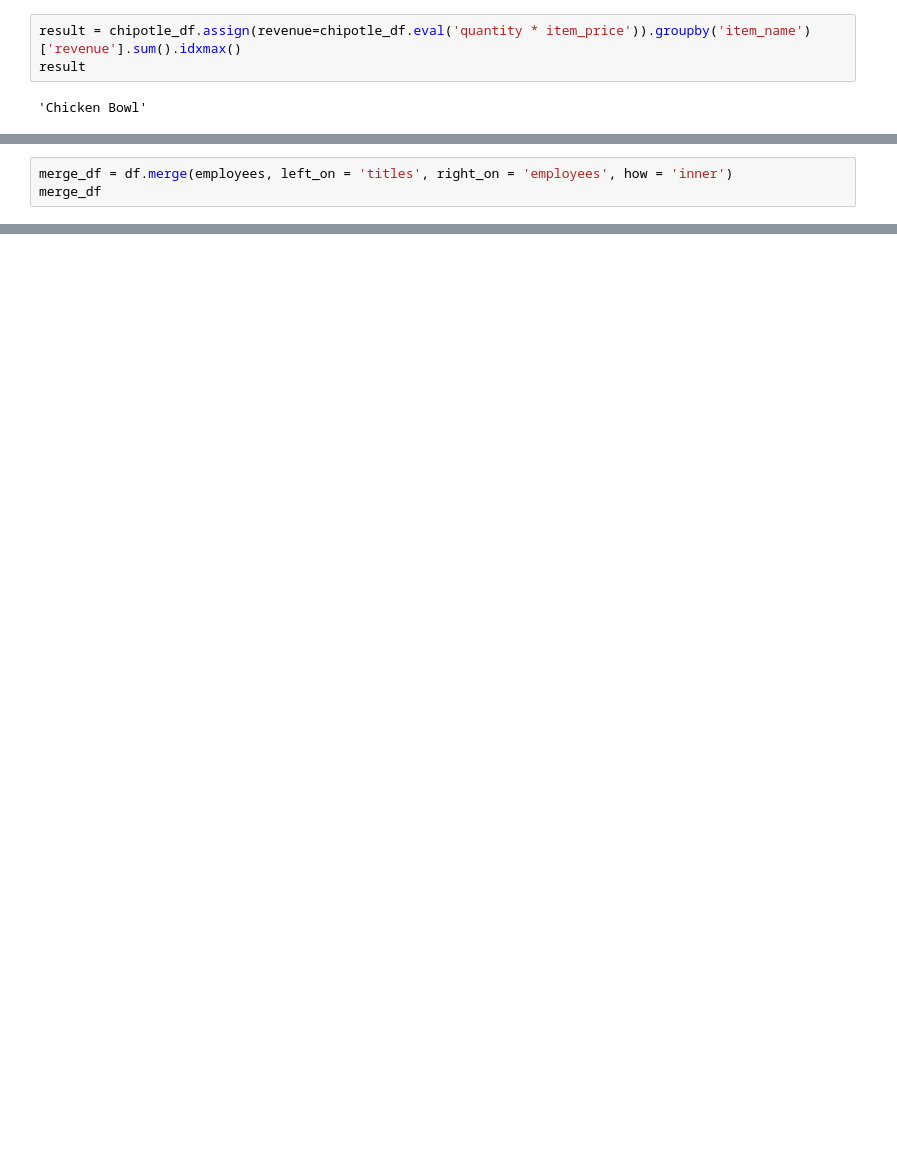
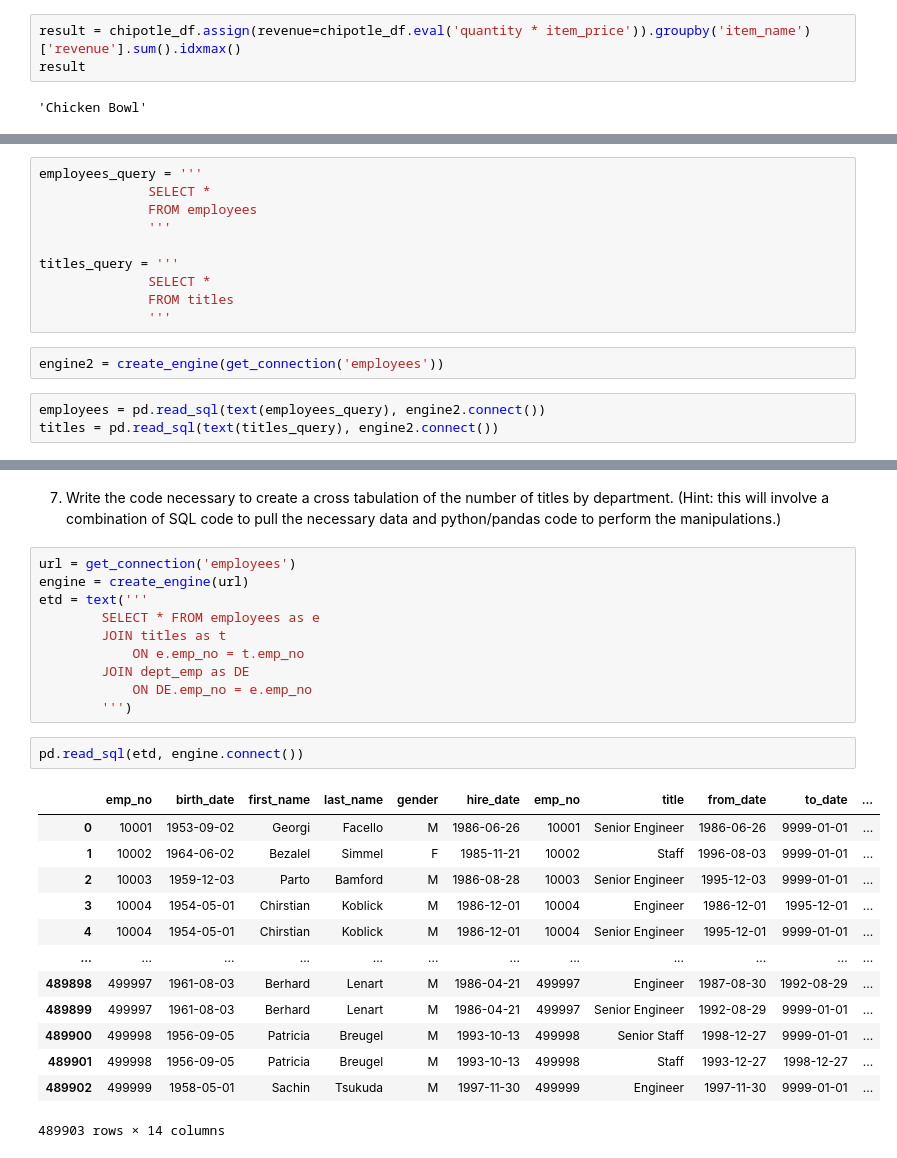
Before and after one commit to NISHAKUNWAR053/numpy-pandas-visualization-exercises, a Jupyter notebook: advanced_dataframes.ipynb, the cells around one changed output, grey strips where cells are left out. Saved outputs shown, nothing was run; the diff lists cells and outputs as text; blank space fills up the shorter version.

Commit message:
advanced_dataframe I,II,III

```diff
--- a/advanced_dataframes.ipynb
+++ b/advanced_dataframes.ipynb
@@ -452,3 +474,15 @@ Join the employees and titles DataFrames together.
 # %%
-merge_df = df.merge(employees, left_on = 'titles', right_on = 'employees', how = 'inner')
-merge_df
+employees_query = '''
+              SELECT *
+              FROM employees
+              '''
+
+titles_query = '''
+              SELECT *
+              FROM titles
+              '''
+# %%
+engine2 = create_engine(get_connection('employees'))
+# %%
+employees = pd.read_sql(text(employees_query), engine2.connect())
+titles = pd.read_sql(text(titles_query), engine2.connect())
@@ -454,0 +520,28 @@ merge_df
+# %% [markdown]
+7. Write the code necessary to create a cross tabulation of the number of titles by department. (Hint: this will involve a combination of SQL code to pull the necessary data and python/pandas code to perform the manipulations.)
+# %%
+url = get_connection('employees')
+engine = create_engine(url)
+etd = text('''
+        SELECT * FROM employees as e
+        JOIN titles as t
+            ON e.emp_no = t.emp_no
+        JOIN dept_emp as DE
+            ON DE.emp_no = e.emp_no
+        ''')
+# %%
+pd.read_sql(etd, engine.connect())
+# %% [output]
+|  | emp_no | birth_date | first_name | last_name | gender | hire_date | emp_no | title | from_date | to_date | ... |
+| 0 | 10001 | 1953-09-02 | Georgi | Facello | M | 1986-06-26 | 10001 | Senior Engineer | 1986-06-26 | 9999-01-01 | ... |
+| 1 | 10002 | 1964-06-02 | Bezalel | Simmel | F | 1985-11-21 | 10002 | Staff | 1996-08-03 | 9999-01-01 | ... |
+| 2 | 10003 | 1959-12-03 | Parto | Bamford | M | 1986-08-28 | 10003 | Senior Engineer | 1995-12-03 | 9999-01-01 | ... |
+| 3 | 10004 | 1954-05-01 | Chirstian | Koblick | M | 1986-12-01 | 10004 | Engineer | 1986-12-01 | 1995-12-01 | ... |
+| 4 | 10004 | 1954-05-01 | Chirstian | Koblick | M | 1986-12-01 | 10004 | Senior Engineer | 1995-12-01 | 9999-01-01 | ... |
+| ... | ... | ... | ... | ... | ... | ... | ... | ... | ... | ... | ... |
+| 489898 | 499997 | 1961-08-03 | Berhard | Lenart | M | 1986-04-21 | 499997 | Engineer | 1987-08-30 | 1992-08-29 | ... |
+| 489899 | 499997 | 1961-08-03 | Berhard | Lenart | M | 1986-04-21 | 499997 | Senior Engineer | 1992-08-29 | 9999-01-01 | ... |
+| 489900 | 499998 | 1956-09-05 | Patricia | Breugel | M | 1993-10-13 | 499998 | Senior Staff | 1998-12-27 | 9999-01-01 | ... |
+| 489901 | 499998 | 1956-09-05 | Patricia | Breugel | M | 1993-10-13 | 499998 | Staff | 1993-12-27 | 1998-12-27 | ... |
+| 489902 | 499999 | 1958-05-01 | Sachin | Tsukuda | M | 1997-11-30 | 499999 | Engineer | 1997-11-30 | 9999-01-01 | ... |
+489903 rows × 14 columns
```
Also changed, not shown: parts of 44 cells of this notebook.
